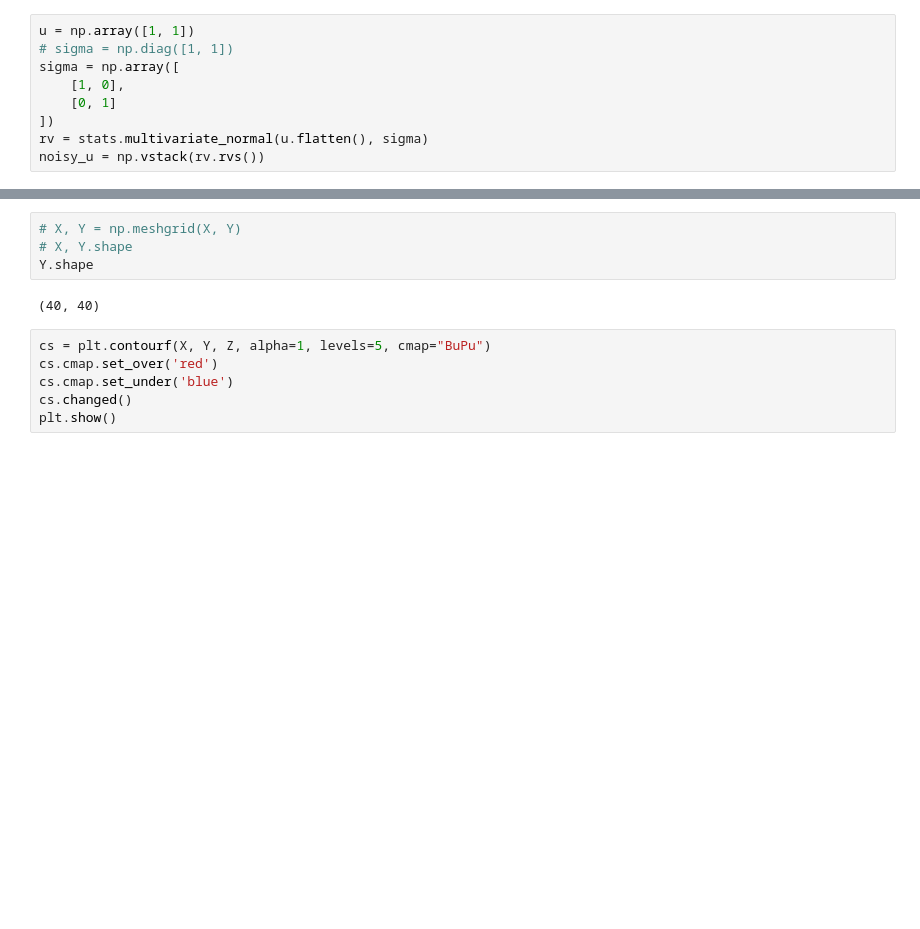
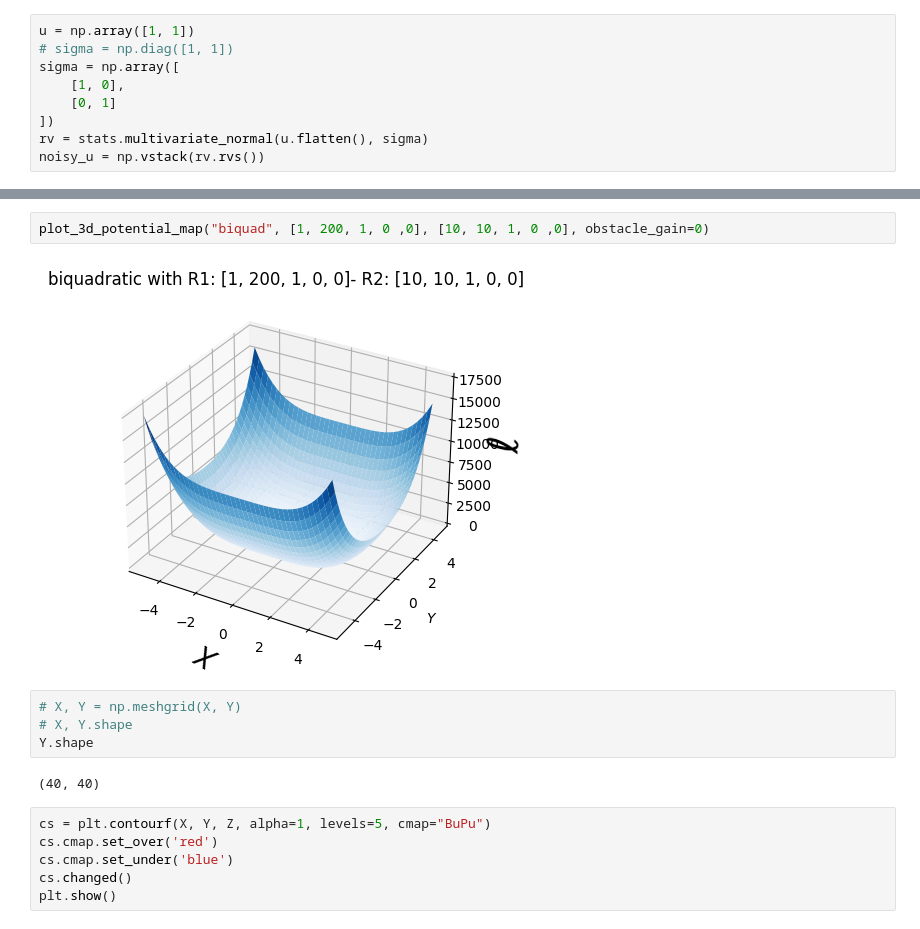
Before and after one commit to huyhoang251296/rcognita-edu-x, a Jupyter notebook: obstacle_plan.ipynb, the cells around one changed output, grey strips where cells are left out. Saved outputs shown, nothing was run; the diff lists cells and outputs as text; blank space fills up the shorter version.

```diff
--- a/obstacle_plan.ipynb
+++ b/obstacle_plan.ipynb
@@ -40,3 +87,7 @@ plt.show()
+# %%
+plot_3d_potential_map("biquad", [1, 200, 1, 0 ,0], [10, 10, 1, 0 ,0], obstacle_gain=0)
+# %% [output]
+[figure, added]
 # %%
 # X, Y = np.meshgrid(X, Y)
 # X, Y.shape
```
Also changed, not shown: parts of 6 cells of this notebook.
